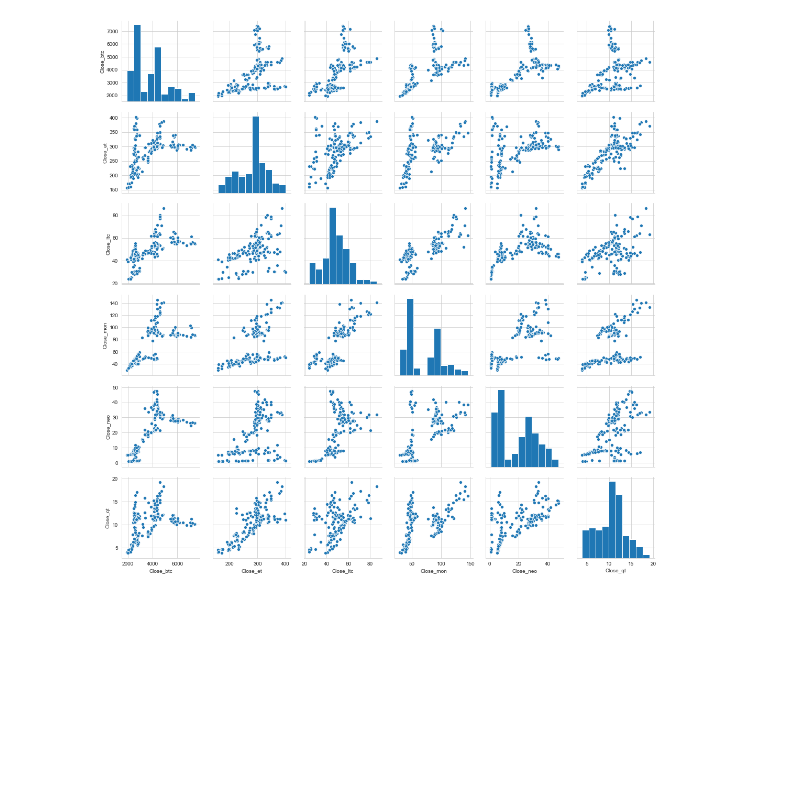
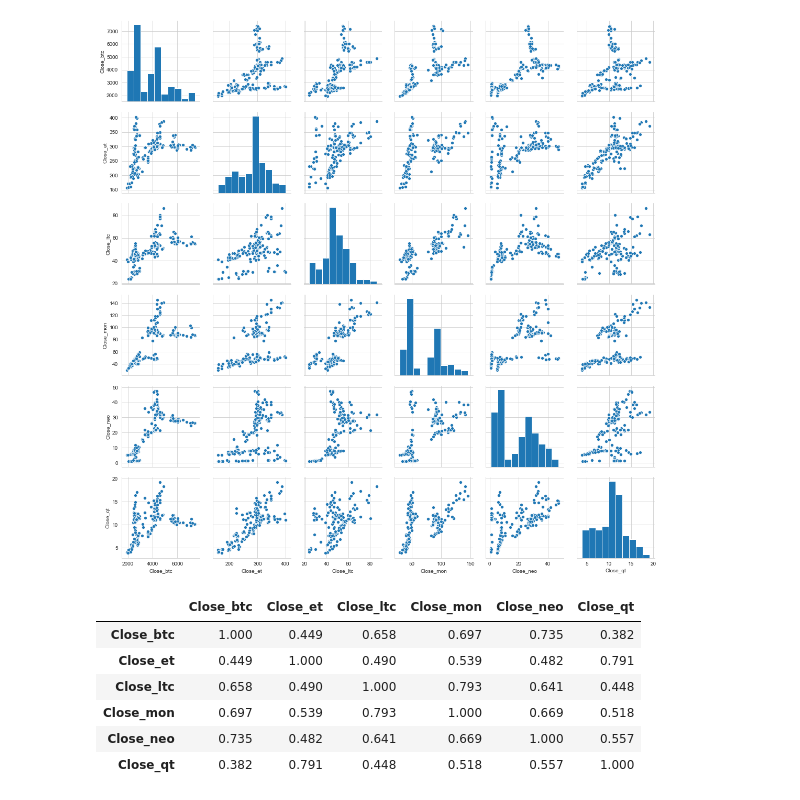
Before and after one commit to R-aryan/Machine_Learning_Crash_Course, a Jupyter notebook: Data Visualization/Seaborn_Introduction.ipynb, the cells around one changed output. Saved outputs shown, nothing was run; the diff lists cells and outputs as text; code cells hidden in the pictures; blank space fills up the shorter version.

```diff
--- a/Data Visualization/Seaborn_Introduction.ipynb
+++ b/Data Visualization/Seaborn_Introduction.ipynb
@@ -223,3 +223,16 @@ sns.pairplot(curr)
 plt.show()
 # %% [output]
 [figure]
+# %%
+# You can also observe the correlation between the currencies
+# using df.corr()
+cor= curr.corr()
+round(cor,3)
+# %% [output]
+|  | Close_btc | Close_et | Close_ltc | Close_mon | Close_neo | Close_qt |
+| Close_btc | 1.000 | 0.449 | 0.658 | 0.697 | 0.735 | 0.382 |
+| Close_et | 0.449 | 1.000 | 0.490 | 0.539 | 0.482 | 0.791 |
+| Close_ltc | 0.658 | 0.490 | 1.000 | 0.793 | 0.641 | 0.448 |
+| Close_mon | 0.697 | 0.539 | 0.793 | 1.000 | 0.669 | 0.518 |
+| Close_neo | 0.735 | 0.482 | 0.641 | 0.669 | 1.000 | 0.557 |
+| Close_qt | 0.382 | 0.791 | 0.448 | 0.518 | 0.557 | 1.000 |
```
Also changed, not shown: parts of 3 cells of this notebook.
